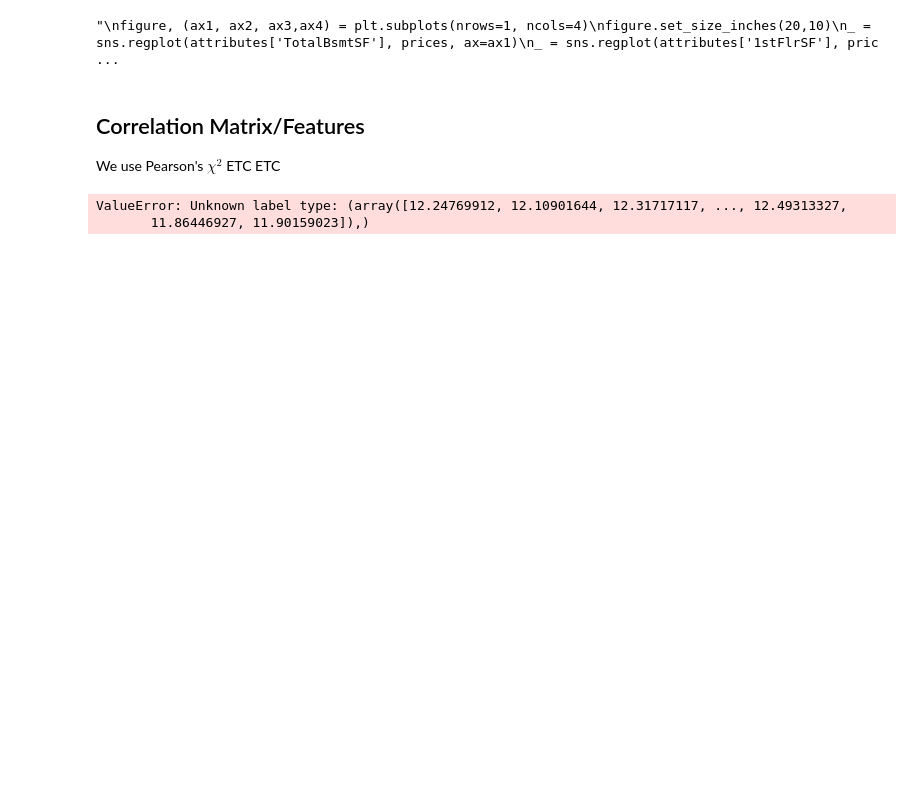
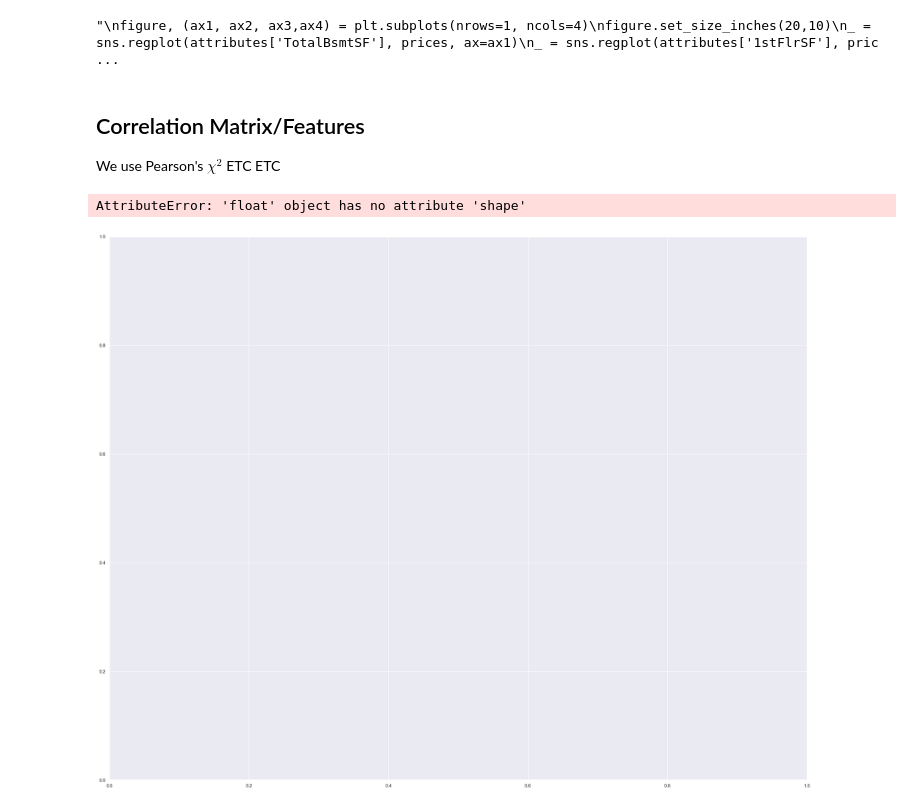
Before and after one commit to fattorib/HousingRegression, a Jupyter notebook: Project.ipynb, the cells around one changed output. Saved outputs shown, nothing was run; the diff lists cells and outputs as text; code cells hidden in the pictures; blank space fills up the shorter version.

```diff
--- a/Project.ipynb
+++ b/Project.ipynb
@@ -598,15 +596,17 @@ _ = sns.regplot(attributes['TotalSF'], prices, ax=ax4)
 # %% [markdown]
 ## Correlation Matrix/Features
 We use Pearson's $\chi^2$ ETC ETC
-# %%
-#Using Pearson Correlation
-%matplotlibinline
-plt.figure(figsize=(12,10))
-cor = attributes_prices.corr()
-sns.heatmap(cor, annot=True, cmap=plt.cm.Reds)
-plt.show()
-# %% [output]
-ValueError: Unknown label type: (array([12.24769912, 12.10901644, 12.31717117, ..., 12.49313327,
-       11.86446927, 11.90159023]),)
+# %%
+f, ax = plt.subplots(figsize=(30, 24))
+k = 25
+corrmatrix = attributes_prices.corr()
+cols = corrmatrix.nlargest(k, 'SalePrice')['SalePrice'].index
+cm = np.corrcoef(attributes_prices[cols].values.T)
+sns.set(font_scale=1.0)
+hm = sns.heatmap(cm, cbar=True, annot=True, square=True, fmt='.1f', annot_kws={'size': 18}, yticklabels=cols.values, xticklabels=cols.values)
+plt.show()
+# %% [output]
+AttributeError: 'float' object has no attribute 'shape'
+[figure, added]
 # %%
 #Correlation with output variable
```
Also changed, not shown: parts of 2 cells of this notebook.
